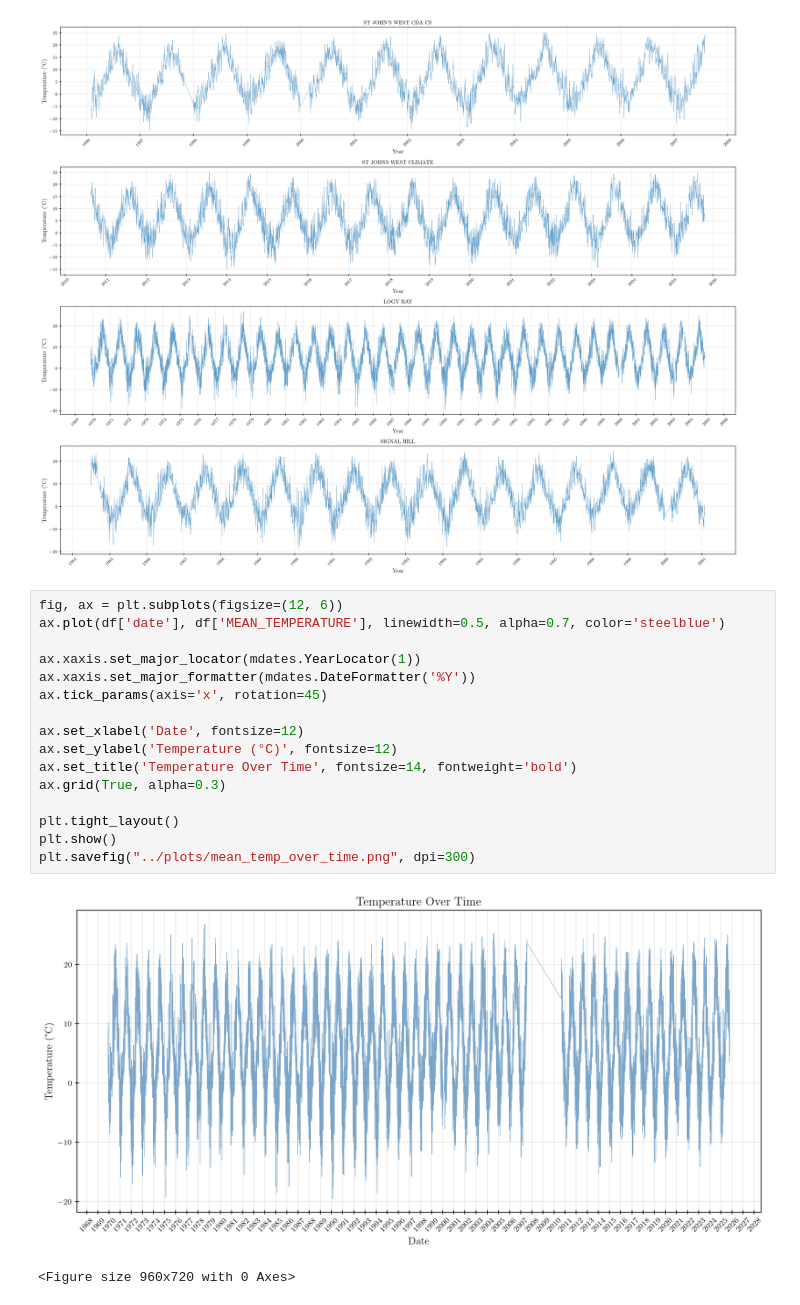
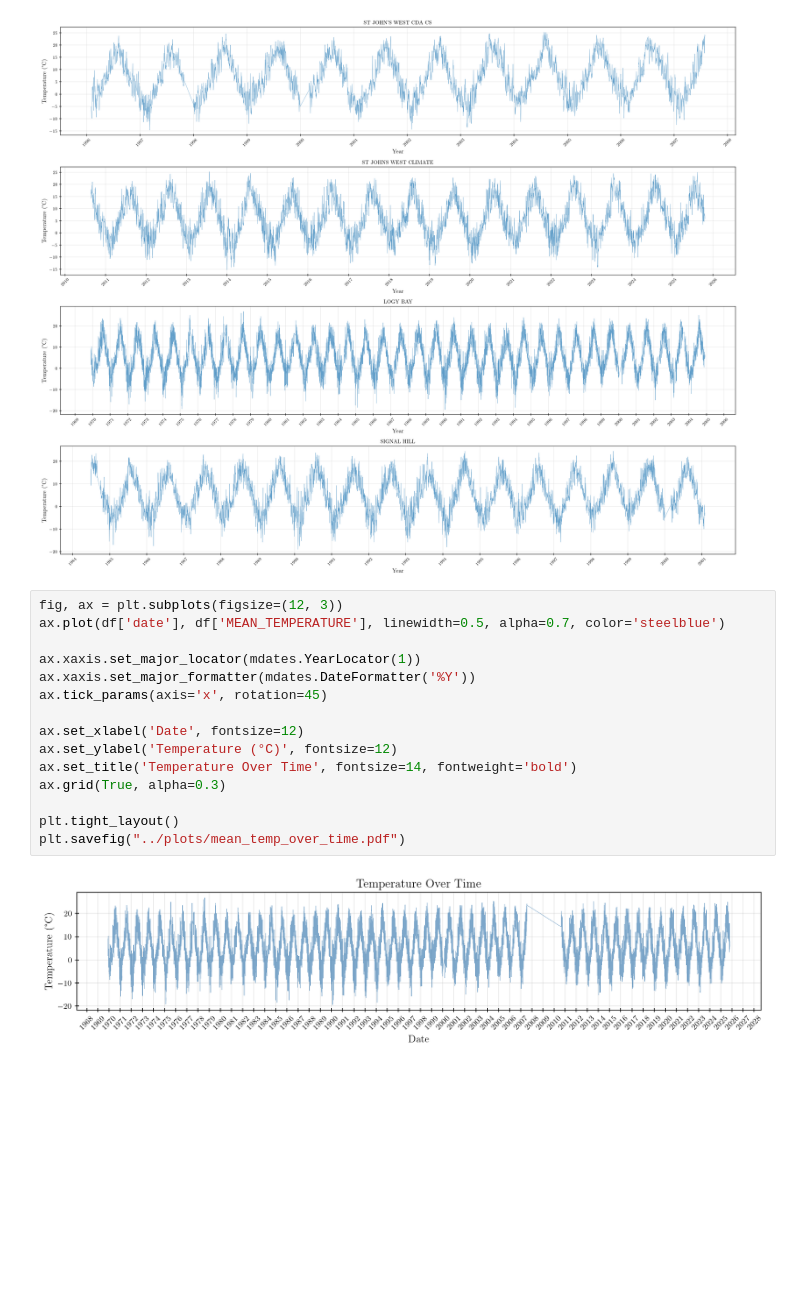
Before and after one commit to ieadoboe/cmsc6950-climate-daily, a Jupyter notebook: notebooks/01_data_exploration.ipynb, the cells around one changed output. Drawn from its saved outputs; the diff is of its cells as text; blank space fills up the shorter version.

```diff
--- a/notebooks/01_data_exploration.ipynb
+++ b/notebooks/01_data_exploration.ipynb
@@ -92,21 +92,19 @@ plt.show()
 # %% [output]
 [figure]
 # %%
-fig, ax = plt.subplots(figsize=(12, 6))
+fig, ax = plt.subplots(figsize=(12, 3))
 ax.plot(df['date'], df['MEAN_TEMPERATURE'], linewidth=0.5, alpha=0.7, color='steelblue')
 
 ax.xaxis.set_major_locator(mdates.YearLocator(1))
 ax.xaxis.set_major_formatter(mdates.DateFormatter('%Y'))
 ax.tick_params(axis='x', rotation=45)
 
 ax.set_xlabel('Date', fontsize=12)
 ax.set_ylabel('Temperature (°C)', fontsize=12)
 ax.set_title('Temperature Over Time', fontsize=14, fontweight='bold')
 ax.grid(True, alpha=0.3)
 
 plt.tight_layout()
-plt.show()
-plt.savefig("../plots/mean_temp_over_time.png", dpi=300)
+plt.savefig("../plots/mean_temp_over_time.pdf")
 # %% [output]
-[figure, old version]
+[figure, new version]
-<Figure size 960x720 with 0 Axes>
```
Also changed, not shown: 2 other files.
